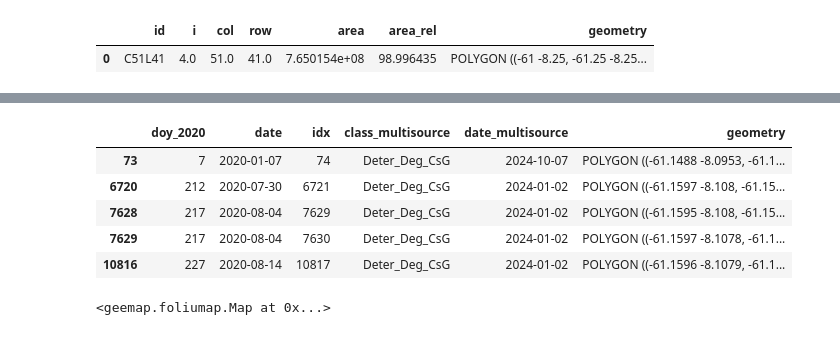
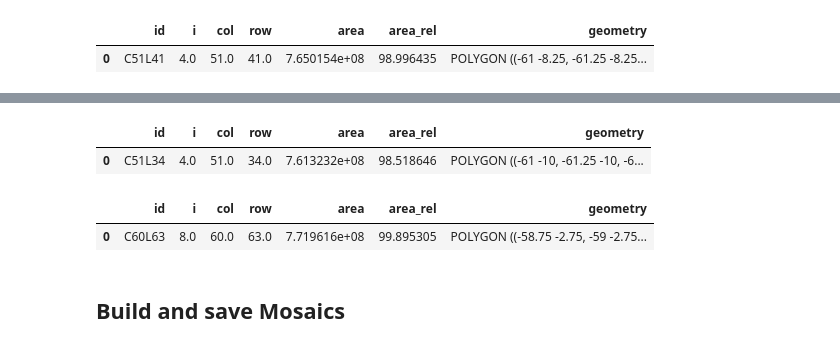
Before and after one commit to AbnerErnaniADSFatec/analise-disturbios-gfm, a Jupyter notebook: 3_alphaearth.ipynb, the cells around one changed output, grey strips where cells are left out. Drawn from its saved outputs; the diff is of its cells as text; code cells hidden in the pictures.

```diff
--- a/3_alphaearth.ipynb
+++ b/3_alphaearth.ipynb
@@ -36,17 +54,3 @@ tile
 # %% [output]
 |  | id | i | col | row | area | area_rel | geometry |
 | 0 | C51L41 | 4.0 | 51.0 | 41.0 | 7.650154e+08 | 98.996435 | POLYGON ((-61 -8.25, -61.25 -8.25... |
-# %%
-year = 2024
-label = "DESMATAMENTO_CR"
-label_column = "CLASS"
-
-samples = gpd.read_file("./dataset/Deter20_24_C51L41.gpkg")
-samples = samples[samples["DATE"].dt.year == year]
-samples = samples[samples[label_column] == label]
-if samples.crs != "EPSG:4326":
-    samples = samples.to_crs(epsg=4326)
-geojson = json.loads(samples.drop(columns=["DATE"]).to_json())
-ee_fc_samples = ee.FeatureCollection(geojson)
-ee_samples = ee.FeatureCollection(geojson)
-samples.head()
@@ -60,47 +57,19 @@ samples.head()
-# %%
-year = 2024
-label = "Deter_Deg_CsG"
-label_column = "class_multisource"
-
-samples = gpd.read_file("./dataset/Aut_C51L41_preclass.gpkg")
-samples = samples[samples["date_multisource"].dt.year == year]
-samples = samples[samples[label_column] == label]
-if samples.crs != "EPSG:4326":
-    samples = samples.to_crs(epsg=4326)
-geojson = json.loads(samples.drop(columns=["date", "date_multisource"]).to_json())
-ee_fc_samples = ee.FeatureCollection(geojson)
-ee_samples = ee.FeatureCollection(geojson)
-samples.head()
-# %% [output]
-|  | doy_2020 | date | idx | class_multisource | date_multisource | geometry |
-| 73 | 7 | 2020-01-07 | 74 | Deter_Deg_CsG | 2024-10-07 | POLYGON ((-61.1488 -8.0953, -61.1... |
-| 6720 | 212 | 2020-07-30 | 6721 | Deter_Deg_CsG | 2024-01-02 | POLYGON ((-61.1597 -8.108, -61.15... |
-| 7628 | 217 | 2020-08-04 | 7629 | Deter_Deg_CsG | 2024-01-02 | POLYGON ((-61.1595 -8.108, -61.15... |
-| 7629 | 217 | 2020-08-04 | 7630 | Deter_Deg_CsG | 2024-01-02 | POLYGON ((-61.1597 -8.1078, -61.1... |
-| 10816 | 227 | 2020-08-14 | 10817 | Deter_Deg_CsG | 2024-01-02 | POLYGON ((-61.1596 -8.1079, -61.1... |
-# %%
-# Criar o mapa interativo centrado na nossa ROI
-Map = geemap.Map(ee_initialize=False)
-Map.centerObject(ee_fc_roi, 12)
-
-ee_fc_roi_ = ee_fc_roi.style(
-    color='FF0000',      # Cor da borda (Vermelho)
-    width=2,             # Espessura da linha
-    fillColor='00000000' # Transparente (8 dígitos hex: RRGGBBAA)
-)
-# Adicionar as camadas ao mapa
-Map.addLayer(ee_fc_roi_, {}, 'Region of Interest')
-
-ee_fc_samples_ = ee_fc_samples.style(
-    color='grey',      # Cor da borda (Vermelho)
-    width=2,             # Espessura da linha
-    fillColor='00000000' # Transparente (8 dígitos hex: RRGGBBAA)
-)
-# Adicionar as camadas ao mapa
-Map.addLayer(ee_fc_samples_, { }, f'{year} {label} Distúrbios')
-
-# Mostrar o mapa na tela do Colab
-Map
-# %% [output]
-<geemap.foliumap.Map at 0x...>
+# %%
+roi_tile_1 = gpd.read_file(f"{roi_tile_path}/tile_C51L34_Eco03_WGS84.gpkg")
+if roi_tile_1.crs != "EPSG:4326":
+    roi_tile_1 = roi_tile_1.to_crs(epsg=4326)
+ee_roi_1 = ee.FeatureCollection(json.loads(roi_tile_1.to_json()))
+roi_tile_1
+# %% [output]
+|  | id | i | col | row | area | area_rel | geometry |
+| 0 | C51L34 | 4.0 | 51.0 | 34.0 | 7.613232e+08 | 98.518646 | POLYGON ((-61 -10, -61.25 -10, -6... |
+# %%
+roi_tile_2 = gpd.read_file(f"{roi_tile_path}/tile_C60L63_Eco01_WGS84.gpkg")
+if roi_tile_2.crs != "EPSG:4326":
+    roi_tile_2 = roi_tile_2.to_crs(epsg=4326)
+ee_roi_2 = ee.FeatureCollection(json.loads(roi_tile_2.to_json()))
+roi_tile_2
+# %% [output]
+|  | id | i | col | row | area | area_rel | geometry |
+| 0 | C60L63 | 8.0 | 60.0 | 63.0 | 7.719616e+08 | 99.895305 | POLYGON ((-58.75 -2.75, -59 -2.75... |
 # %%
@@ -196 +84,3 @@ pca_image = calculate_pca_rgb(dataset, ee_roi, scale=10)
+# %% [markdown]
+## Build and save Mosaics
 # %%
```
Also changed, not shown: parts of 15 cells of this notebook, 27 other files.
